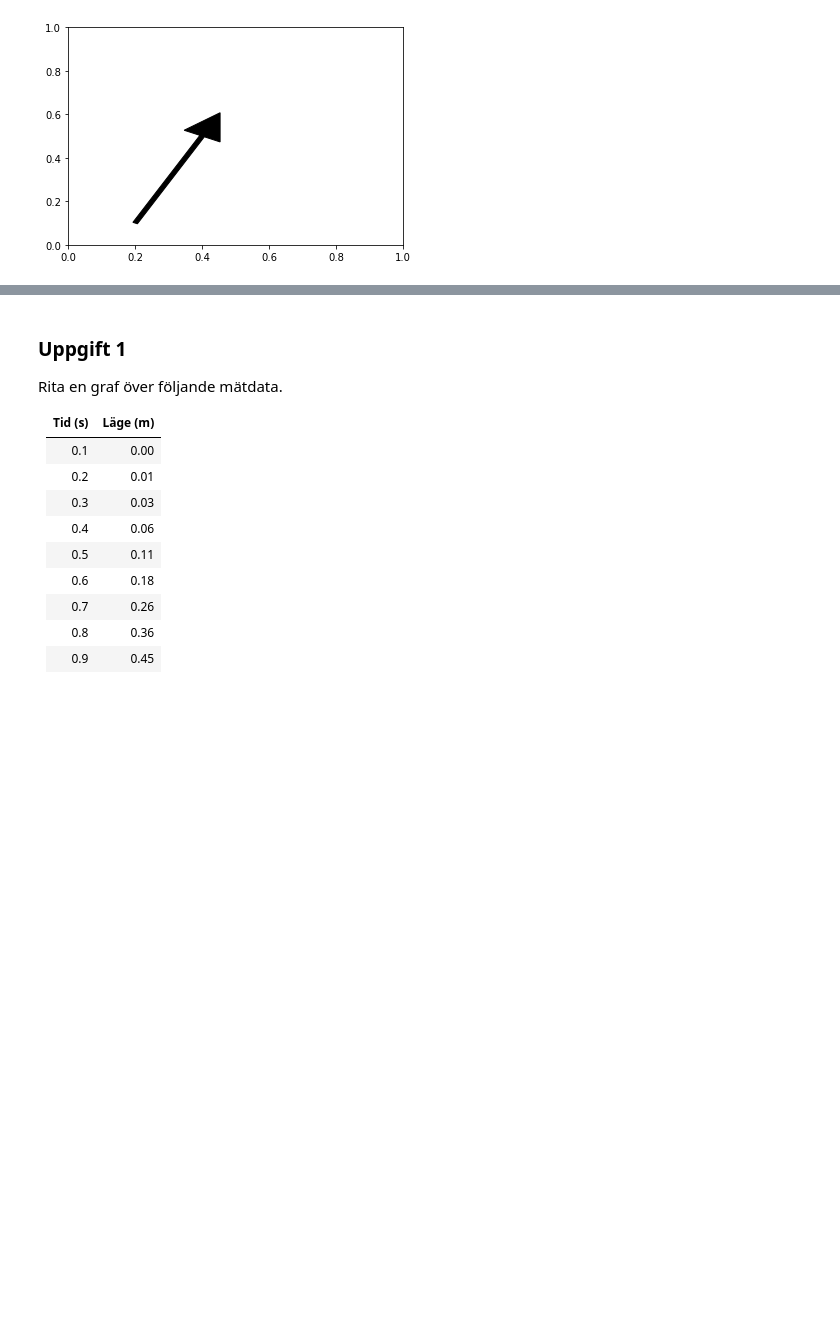
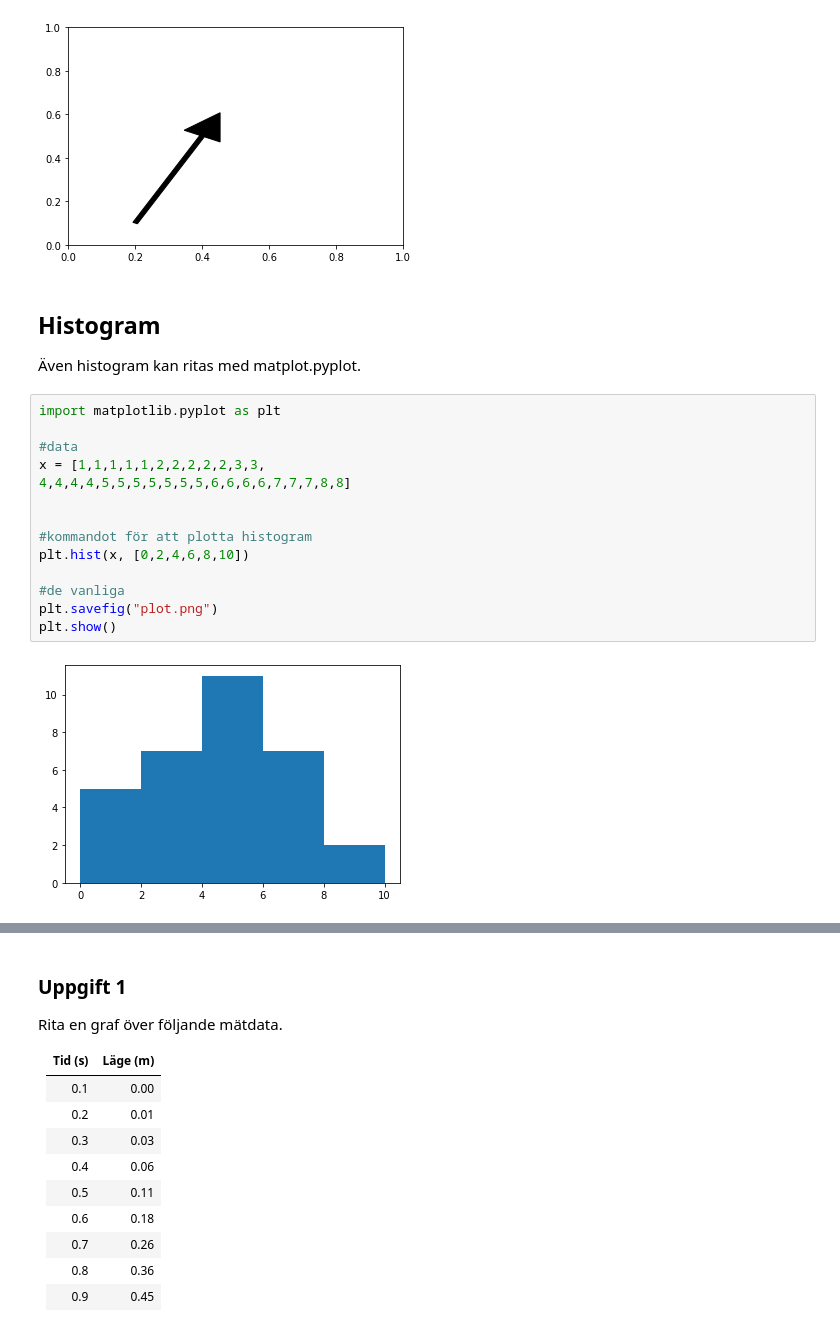
Before and after one commit to cognitrap/progr, a Jupyter notebook: plot2.ipynb, the cells around one changed output, grey strips where cells are left out. Saved outputs shown, nothing was run; the diff lists cells and outputs as text; blank space fills up the shorter version.

```diff
--- a/plot2.ipynb
+++ b/plot2.ipynb
@@ -404,3 +411,23 @@ plt.arrow(0.2, 0.1, 0.2, 0.4, width=0.015, color="k", clip_on=False, head_width=
 plt.show()
 # %% [output]
 [figure]
+# %% [markdown]
+## Histogram
+
+Även histogram kan ritas med matplot.pyplot.
+# %%
+import matplotlib.pyplot as plt
+
+#data
+x = [1,1,1,1,1,2,2,2,2,2,3,3,
+4,4,4,4,5,5,5,5,5,5,5,6,6,6,6,7,7,7,8,8]
+
+
+#kommandot för att plotta histogram
+plt.hist(x, [0,2,4,6,8,10])
+
+#de vanliga
+plt.savefig("plot.png")
+plt.show()
+# %% [output]
+[figure, added]
```
Also changed, not shown: parts of 9 cells of this notebook, 11 other files.
